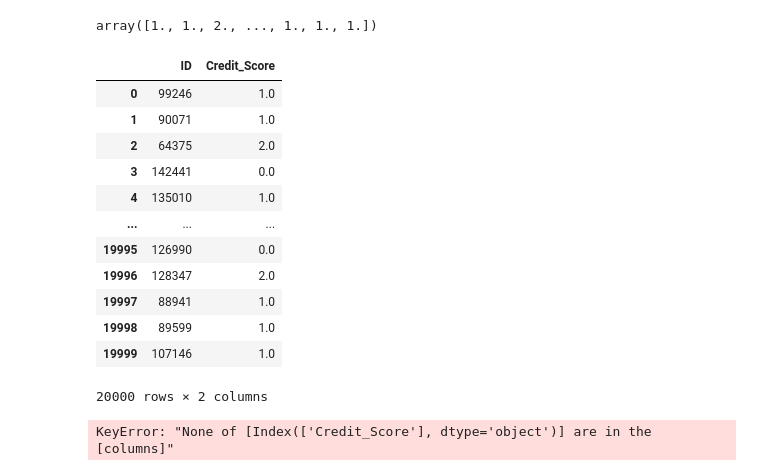
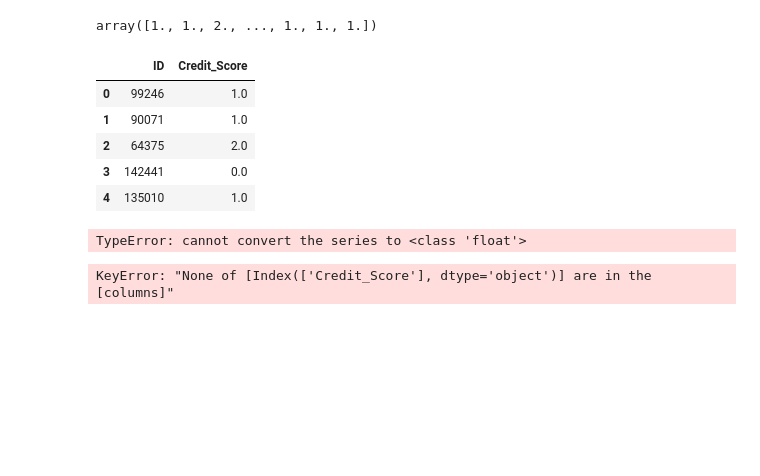
Before and after one commit to claradelatorre/Test2ML-Classifier, a Jupyter notebook: test.ipynb, the cells around one changed output. Drawn from its saved outputs; the diff is of its cells as text; code cells hidden in the pictures; blank space fills up the shorter version.

```diff
--- a/test.ipynb
+++ b/test.ipynb
@@ -273,21 +282,33 @@ array([1., 1., 2., ..., 1., 1., 1.])
 # %%
 results=pd.DataFrame(list(zip(x_ids,pred)),columns=['ID', 'Credit_Score'])
 # %%
-results
+results.head()
 # %% [output]
 |  | ID | Credit_Score |
 | 0 | 99246 | 1.0 |
 | 1 | 90071 | 1.0 |
 | 2 | 64375 | 2.0 |
 | 3 | 142441 | 0.0 |
 | 4 | 135010 | 1.0 |
-| ... | ... | ... |
-| 19995 | 126990 | 0.0 |
-| 19996 | 128347 | 2.0 |
-| 19997 | 88941 | 1.0 |
-| 19998 | 89599 | 1.0 |
-| 19999 | 107146 | 1.0 |
-20000 rows × 2 columns
+# %%
+def parseCreditScore(cs):
+    if (float(cs) == 0.0):
+        return "Good"
+    if (float(cs)== 1.0):
+        return "Standard"
+    if (float(cs) == 2.0):
+        return "Poor"
+    raise ValueError
+
+results['Credit_Score'] = results['Credit_Score'].apply(pd.to_numeric, errors = 'coerce')
+
+for (ID, CreditScore) in results.iteritems():
+     results.loc[results.ID == ID, 'Credit_Score'] = parseCreditScore(CreditScore)
+     print(type(CreditScore))
+
+#results.Credit_Score = parseCreditScore(results.Credit_Score)
+# %% [output]
+TypeError: cannot convert the series to <class 'float'>
 # %%
 results[['Credit_Score']]=ordinal_encoder.inverse_transform(test[['Credit_Score']])
 # %% [output]
```
Also changed, not shown: parts of 12 cells of this notebook.
